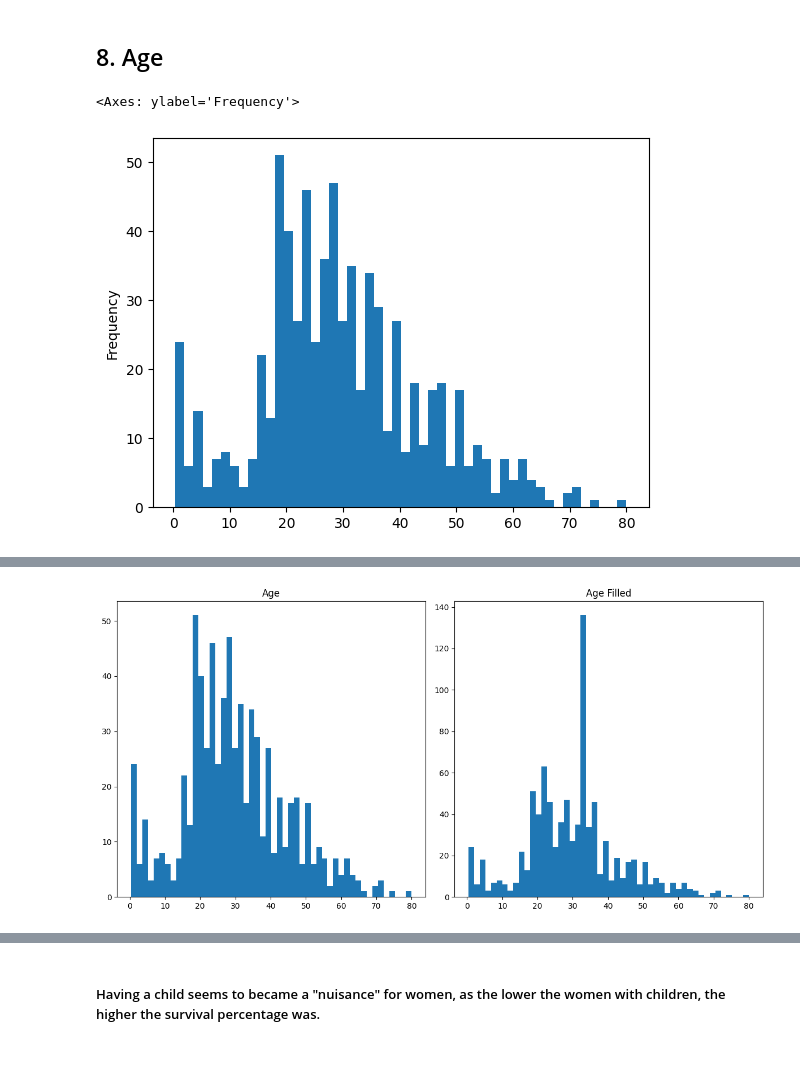
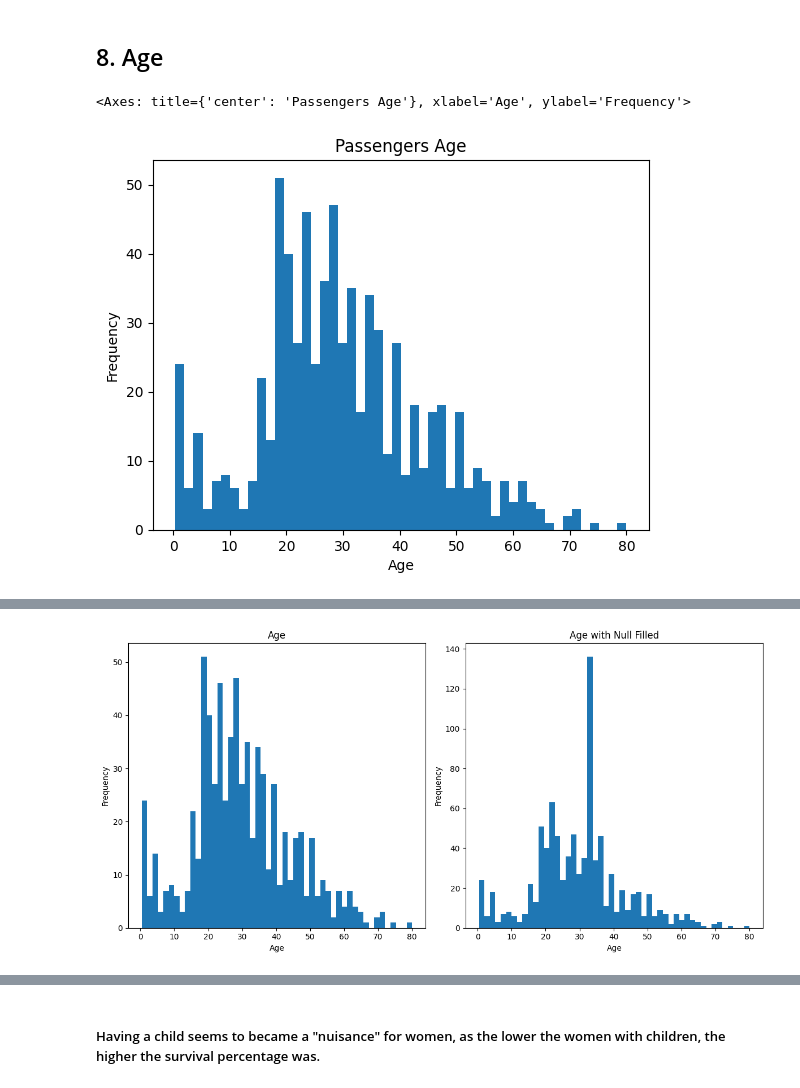
Before and after one commit to davidedigrande/titanic-dataset-eda, a Jupyter notebook: notebook.ipynb, the cells around one changed output, grey strips where cells are left out. Cells and saved outputs as stored; diff of their text form; code cells hidden in the pictures; blank space fills up the shorter version.

Commit message:
little bit of code review and graph cleaning

```diff
--- a/notebook.ipynb
+++ b/notebook.ipynb
@@ -493,19 +493,19 @@ plt.show()
 # %%
 #media
 #mediana
 ##moda
 #minimo
 #massimo
 
 df["Age"].max()
 df["Age"].min()
 df["Age"].mean()
 df["Age"].median()
 
-df["Age"].plot(kind="hist", bins = 50)
+df["Age"].plot(kind="hist", bins = 50, title="Passengers Age", xlabel="Age", ylabel="Frequency")
 # %% [output]
-<Axes: ylabel='Frequency'>
+<Axes: title={'center': 'Passengers Age'}, xlabel='Age', ylabel='Frequency'>
-[figure, old version]
+[figure, new version]
 # %%
 df
 df.head(10)
@@ -554,14 +554,18 @@ plt.figure(figsize=(12, 6))  # Adjust figure size for better visualization
 
 plt.subplot(1, 2, 1)
 plt.title("Age")
-plt.hist(df["Age"], bins=50 )
+plt.hist(df["Age"], bins=50)
+plt.xlabel("Age")
+plt.ylabel("Frequency")
 
 plt.subplot(1, 2, 2)
-plt.title("Age Filled")
-plt.hist(df['AgeFilled'], bins=50 )
+plt.title("Age with Null Filled")
+plt.hist(df['AgeFilled'], bins=50)
+plt.xlabel("Age")
+plt.ylabel("Frequency")
 
 plt.tight_layout()  # Adjust spacing between subplots
 plt.show()
 # %% [output]
-[figure, old version]
+[figure, new version]
 # %%
```
Also changed, not shown: parts of 10 cells of this notebook.
